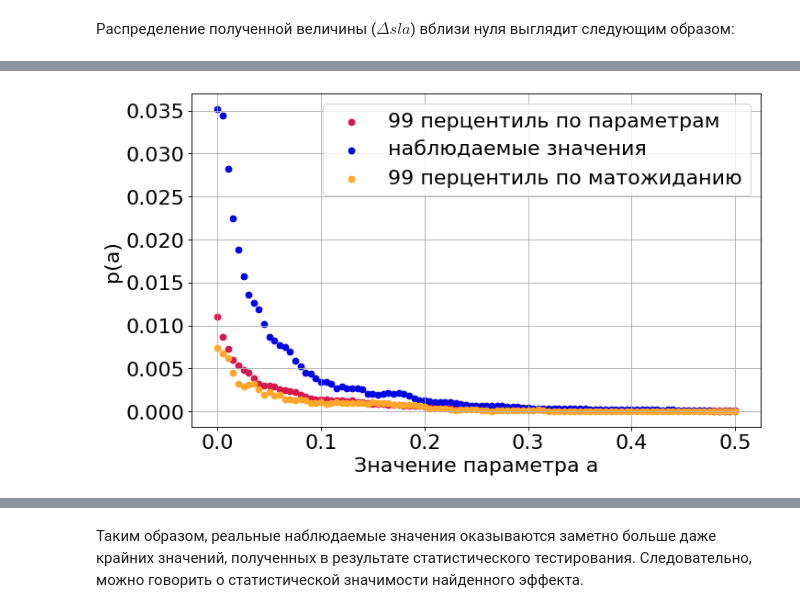
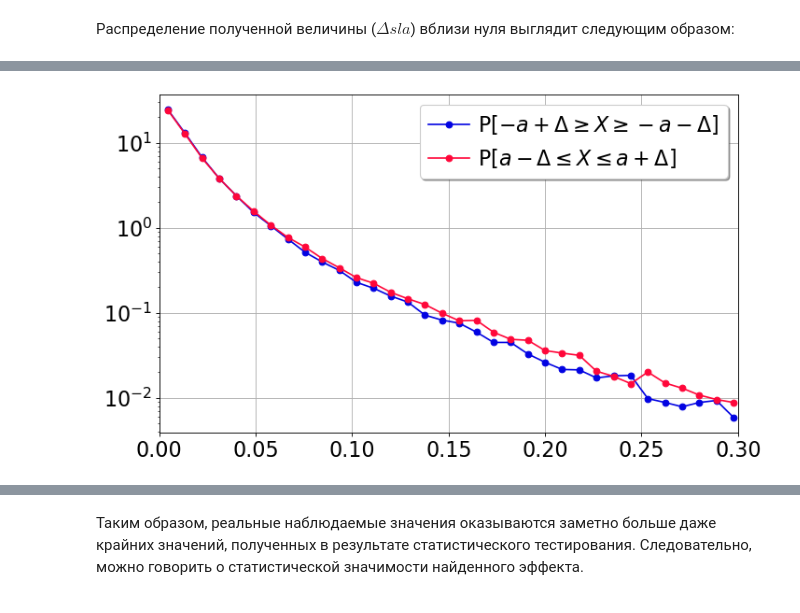
Before and after one commit to ebsamorodova/SlaAndWindProject, a Jupyter notebook: GetSubsetsProbabilityDifference.ipynb, the cells around one changed output, grey strips where cells are left out. Saved outputs shown, nothing was run; the diff lists cells and outputs as text; code cells hidden in the pictures.

```diff
--- a/GetSubsetsProbabilityDifference.ipynb
+++ b/GetSubsetsProbabilityDifference.ipynb
@@ -185,16 +114,0 @@ def findExpectation(values, a): # sum_{a} a_i \cdot \Delta p(a)
-# %%
-from concurrent.futures import ProcessPoolExecutor
-
-tests_number = 1000
-random_sla_diff = []
-def test(i):
-    cur_sla_diff = meanSlaDiff(random_subsets_df.index)
-    return (i, cur_sla_diff)
-
-futures = []
-with ProcessPoolExecutor(max_workers=10) as executor:
-    futures = executor.map(test, range(tests_number))
-
-    for x in futures:
-        print(x[0])
-        random_sla_diff.append(x[1]) # sla_diff для i-го теста
@@ -260,13 +115,14 @@ fig.savefig("random_tests_log_{}.pdf".format(storm_wind_speed))
-# %%
-fig = plt.figure(dpi=DPI, figsize=FIGSIZE)
-plt.xlabel("Значение параметра a")
-plt.ylabel("p(a)")
-plt.scatter(a, random_proba_endvalues, color="xkcd:lipstick", label="99 перцентиль по параметрам")
-plt.scatter(a, real_proba_difference, color="xkcd:pure blue", label="наблюдаемые значения")
-plt.scatter(a, random_proba_difference[test], color="xkcd:mango", label="99 перцентиль по матожиданию")
-plt.grid(True)
-plt.legend(loc="best")
-plt.show()
-fig.savefig("random_tests_{}.pdf".format(storm_wind_speed))
-# %% [output]
-[figure, removed]
+# %%
+fig = plt.figure(dpi=DPI, figsize=FIGSIZE)
+plt.grid(True)
+plt.yscale("log")
+plt.plot(-x[(x <= 0) & (x >= -0.3)], y[(x <= 0) & (x >= -0.3)], "-o",
+         color="xkcd:pure blue", label="P[$-a + \Delta \geq X \geq -a - \Delta$]")
+plt.plot(x[(x >= 0) & (x <= 0.3)], y[(x >= 0) & (x <= 0.3)], "-o",
+         color="xkcd:neon red", label="P[$a - \Delta \leq X \leq a + \Delta$]")
+plt.xlim((0.0, 0.3))
+plt.legend(handletextpad=0.4, shadow=0.1)
+plt.show()
+#fig.savefig("new pictures/sla_log_hist_{}.png".format(storm_wind_speed))
+# %% [output]
+[figure, added]
```
Also changed, not shown: parts of 40 cells of this notebook, 1 other file.
